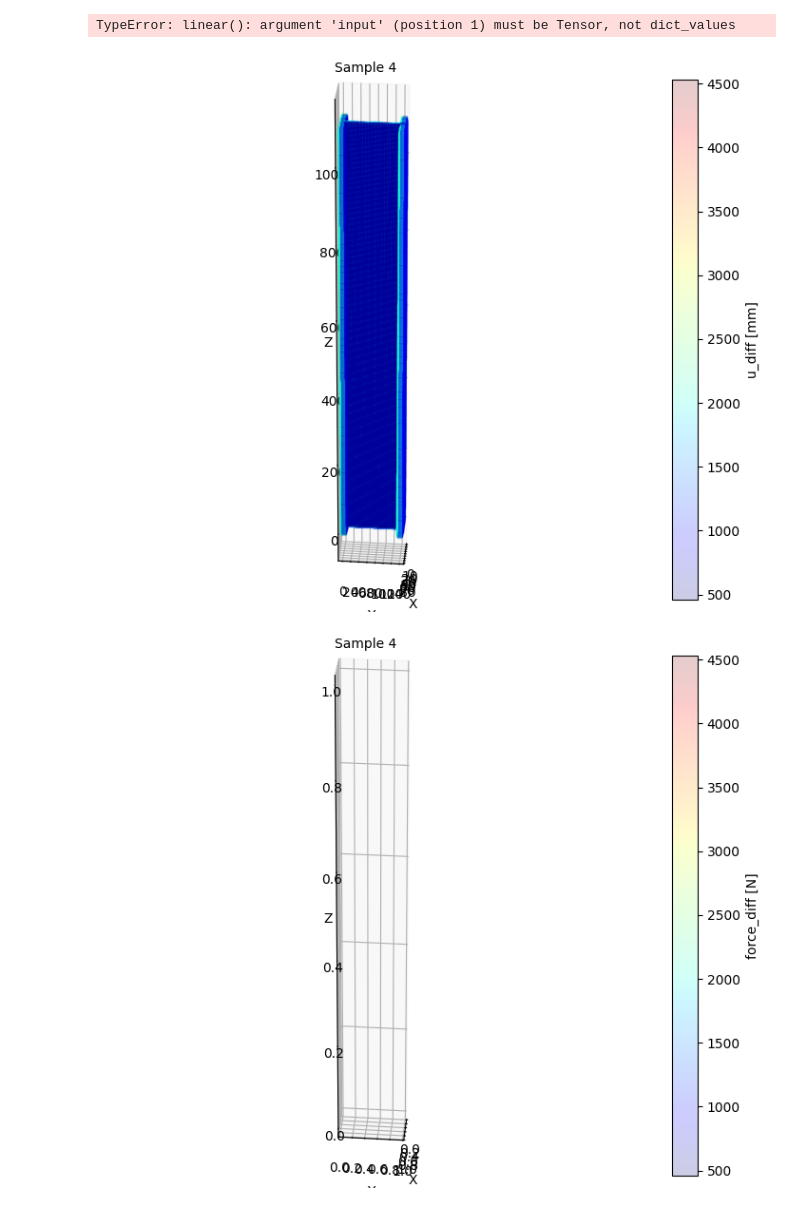
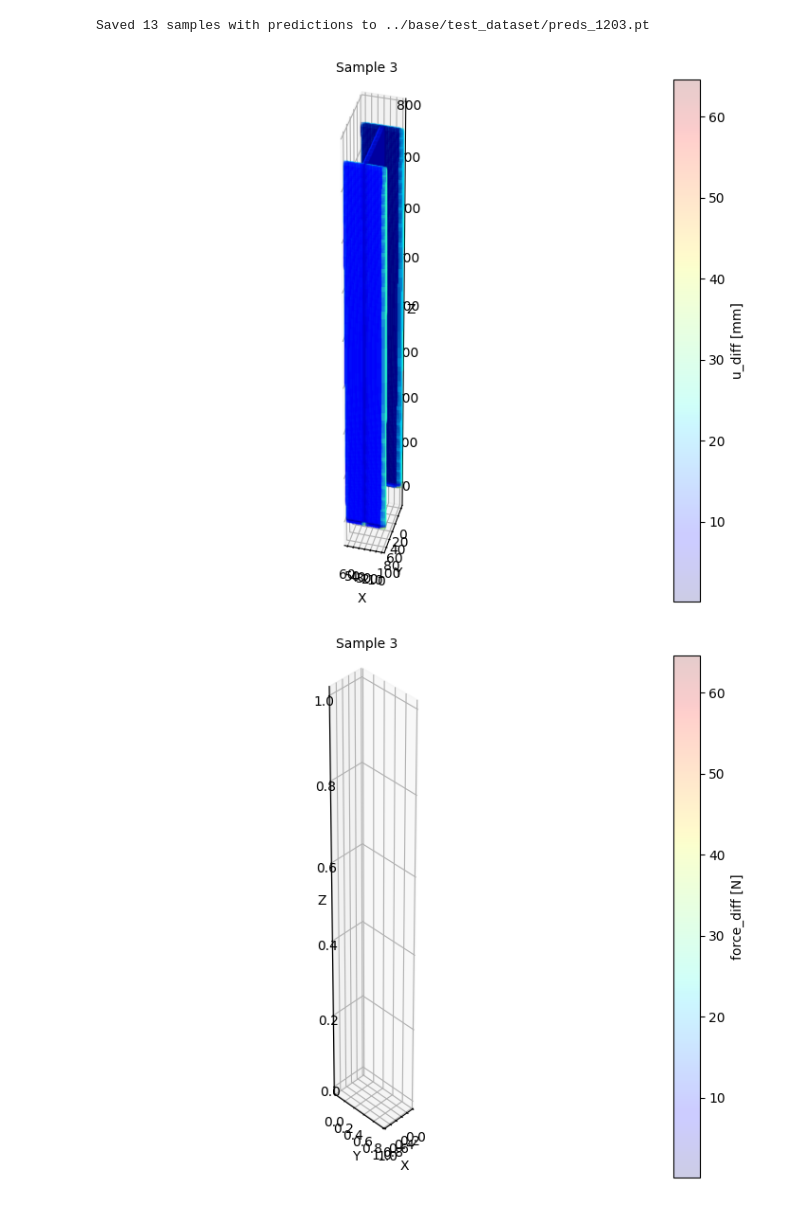
Before and after one commit to bartutuncay/mpnn_fem, a Jupyter notebook: train_1130_nodes.ipynb, the cells around one changed output. Saved outputs shown, nothing was run; the diff lists cells and outputs as text; code cells hidden in the pictures.

```diff
--- a/train_1130_nodes.ipynb
+++ b/train_1130_nodes.ipynb
@@ -308,8 +326,8 @@ with torch.no_grad():
         x = d['nodes'].x
         edge_index = d[("nodes", "adjacent", "nodes")].edge_index
         edge_attr = d[("nodes", "adjacent", "nodes")].edge_attr
-        edge_index = data.edge_index_dict.values()
-        edge_attr = data.edge_attr_dict.values()
+        #edge_index = data.edge_index_dict.values()
+        #edge_attr = data.edge_attr_dict.values()
 
         pred = model(x, edge_index,edge_attr).cpu()
 
@@ -327,19 +345,19 @@ with torch.no_grad():
         out_samples.append(d)
 
 # Save to a new file
-save_path = "../base/test_dataset/preds_1130.pt"
+save_path = "../base/test_dataset/preds_1203.pt"
 torch.save(out_samples, save_path)
 print(f"Saved {len(out_samples)} samples with predictions to {save_path}")
 # %% [output]
-TypeError: linear(): argument 'input' (position 1) must be Tensor, not dict_values
+Saved 13 samples with predictions to ../base/test_dataset/preds_1203.pt
 # %%
 ## Visualization - Matplotlib 3D Scatter Plot
 import matplotlib.pyplot as plt
 import numpy as np
 import torch
 
-out_samples = torch.load("../base/test_dataset/preds_1130.pt",weights_only=False)
-sample = 4
+out_samples = torch.load("../base/test_dataset/preds_1203.pt",weights_only=False)
+sample = 3
 
 fig = plt.figure(figsize=(10, 6))
 ax = fig.add_subplot(111, projection='3d')
@@ -350,7 +368,7 @@ plt.title(f'Sample {sample}',fontsize=10)
 
 #ax.plot_trisurf(V[:,0],V[:,1],V[:,2],triangles=F,edgecolor='#888888',linewidth=lw,antialiased=True,color='#dddddd',alpha=0.1)
 
-vis_scale = 100
+vis_scale = 1
 
 pos_init = out_samples[sample]['nodes']['pos']
 pos_true = pos_init+out_samples[sample]['nodes']['y_u']*vis_scale
@@ -365,37 +383,37 @@ pos_diff = np.linalg.norm(pos_true-pos_pred,axis=-1)
 #sc2 = ax.scatter(pos_true[:,0],pos_true[:,1],pos_true[:,2],s=2,marker='s',c='#11dd11',alpha=0.1,depthshade=True)
 #sc3 = ax.scatter(pos_pred[:,0],pos_pred[:,1],pos_pred[:,2],s=2,marker='s',c='#dd1111',alpha=0.2,depthshade=True)
 sc = ax.scatter(pos_init[:,0],pos_init[:,1],pos_init[:,2],s=10,marker='s',c=pos_diff,cmap='jet',alpha=0.2,depthshade=True)
 plt.colorbar(sc, ax=ax, label='u_diff [mm]')
 ax.set_xlabel('X')
 ax.set_ylabel('Y')
 ax.set_zlabel('Z')
 
-ax.view_init(elev=30, azim=5)
+ax.view_init(elev=40, azim=105)
 ranges = np.ptp(out_samples[sample]['nodes']['pos'].T, axis=1)
 ax.set_box_aspect(ranges)
 
 plt.tight_layout()
 
 fig = plt.figure(figsize=(10, 6))
 ax = fig.add_subplot(111, projection='3d')
 plt.title(f'Sample {sample}',fontsize=10)
 
 #sc = ax.scatter(pos_init[:,0],pos_init[:,1],pos_init[:,2],s=10,marker='s',c=force_diff,cmap='plasma',alpha=0.2,depthshade=True)
 plt.colorbar(sc, ax=ax, label='force_diff [N]')
 #sc2 = ax.scatter(pos_true[:,0],pos_true[:,1],pos_true[:,2],s=2,marker='s',c='#11dd11',alpha=0.1,depthshade=True)
 
 ax.set_xlabel('X')
 ax.set_ylabel('Y')
 ax.set_zlabel('Z')
 
-ax.view_init(elev=30, azim=5)
+ax.view_init(elev=40, azim=45)
 ranges = np.ptp(out_samples[sample]['nodes']['pos'].T, axis=1)
 ax.set_box_aspect(ranges)
 
 plt.tight_layout()
 # %% [output]
-[figure, old version]
+[figure, new version]
-[figure, old version]
+[figure, new version]
 # %%
 from collections import Counter
 import pyvista as pv
```
Also changed, not shown: parts of 6 cells of this notebook, 3 other files.
